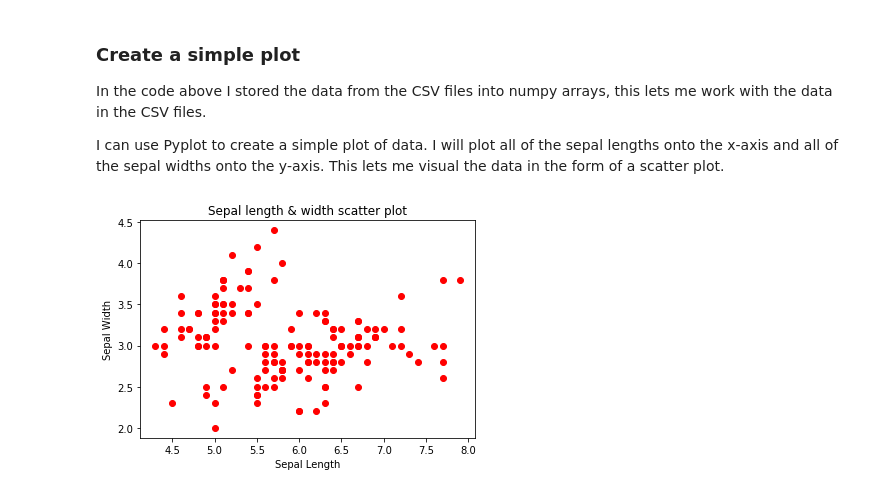
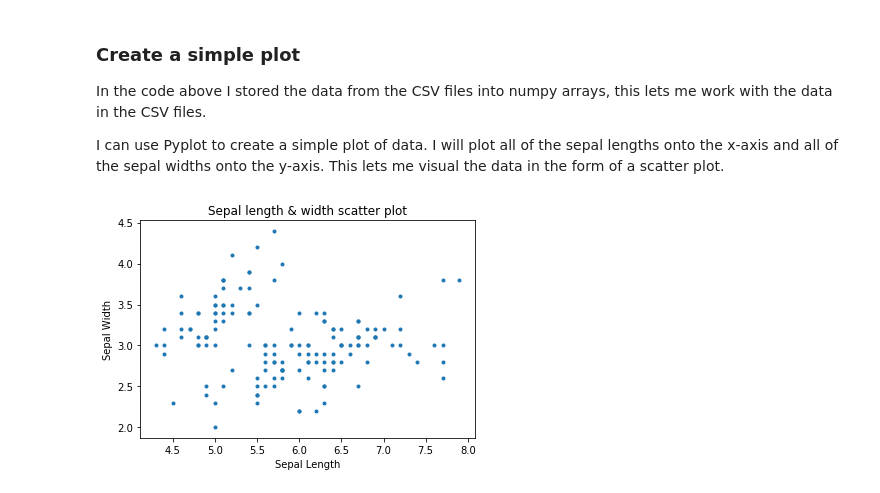
Before and after one commit to ImErvin/JupyterPyplotNumpy-Problem-Sheet, a Jupyter notebook: IrisNotebook.ipynb, the cells around one changed output. Drawn from its saved outputs; the diff is of its cells as text; code cells hidden in the pictures.

Commit message:
Created a more complex scatter plot

```diff
--- a/IrisNotebook.ipynb
+++ b/IrisNotebook.ipynb
@@ -68,16 +68,16 @@ I can use Pyplot to create a simple plot of data. I will plot all of the sepal l
 # %%
 # Import matplotlib's pyplot
 import matplotlib.pyplot as plt
 
-# Set the sepal_L (length) as the x-axis and sepal_W (width) as the y-axis, plotted as red Os
-plt.plot(sepal_L, sepal_W, 'ro')
+# Set the sepal_L (length) as the x-axis and sepal_W (width) as the y-axis, plotted as dots(.).
+plt.scatter(sepal_L, sepal_W, marker='.')
 # Set the x-axis label
 plt.xlabel('Sepal Length')
 # Set the y-axis label
 plt.ylabel('Sepal Width')
 # Set the diagram title
 plt.title('Sepal length & width scatter plot')
 # Display the plot
 plt.show()
 # %% [output]
-[figure, old version]
+[figure, new version]
```
Also changed, not shown: parts of 2 cells of this notebook.
